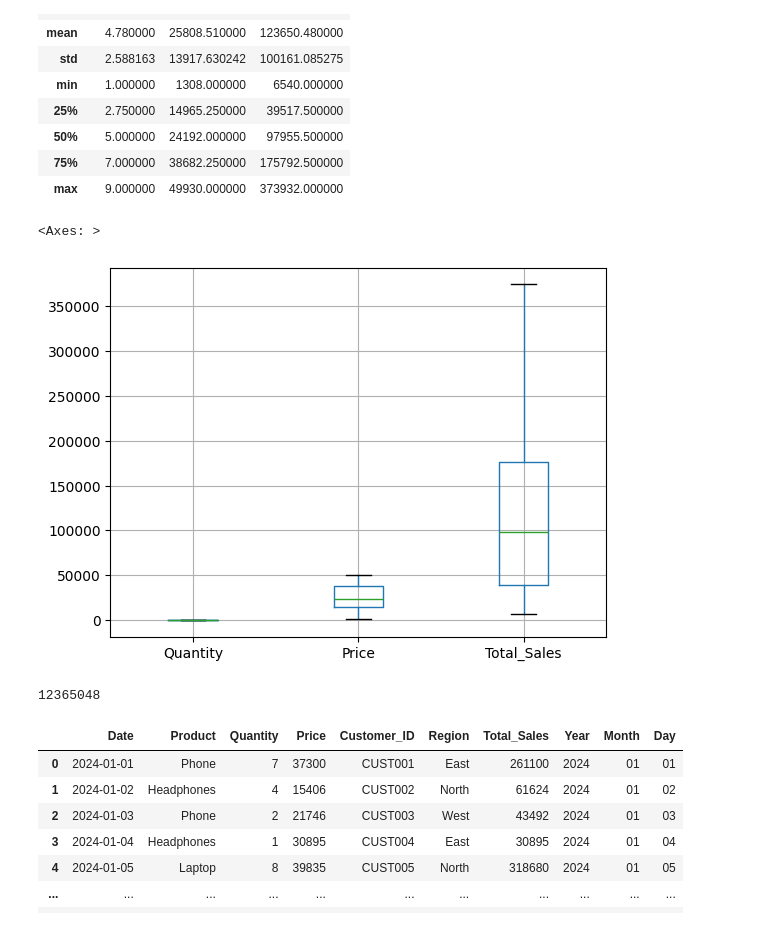
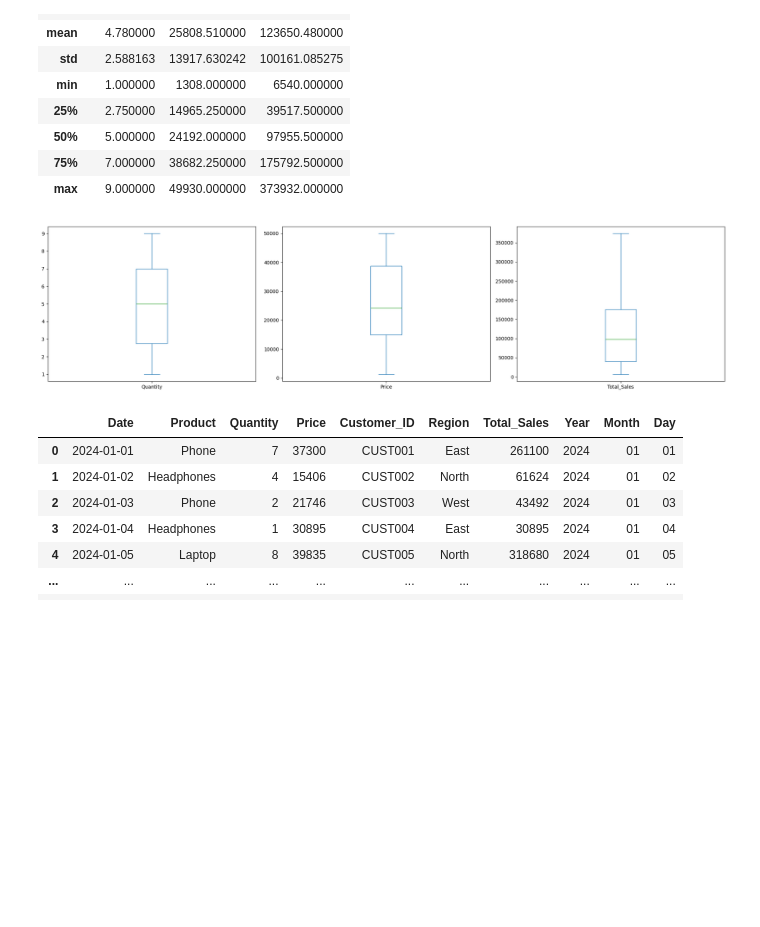
Before and after one commit to RookieCoder12/DevArena-Week-3, a Jupyter notebook: sales_analysis.ipynb, the cells around one changed output. Cells and saved outputs as stored; diff of their text form; code cells hidden in the pictures; blank space fills up the shorter version.

```diff
--- a/sales_analysis.ipynb
+++ b/sales_analysis.ipynb
@@ -59,14 +64,21 @@ df.describe()
 | 75% | 7.000000 | 38682.250000 | 175792.500000 |
 | max | 9.000000 | 49930.000000 | 373932.000000 |
 # %%
-df.boxplot()
+plt.figure(figsize=(20,5))
+
+plt.subplot(1,3,1)
+df['Quantity'].plot(kind='box')
+
+plt.subplot(1,3,2)
+df['Price'].plot(kind='box')
+
+plt.subplot(1,3,3)
+df['Total_Sales'].plot(kind='box')
+
+plt.tight_layout()
+plt.show()
 # %% [output]
-<Axes: >
-[figure, old version]
+[figure, new version]
-# %%
-print(df["Total_Sales"].sum())
-# %% [output]
-12365048
 # %%
 df[["Year", "Month", "Day"]] = df["Date"].str.split("-", expand=True)
 df
```
Also changed, not shown: parts of 17 cells of this notebook, 1 other file.
